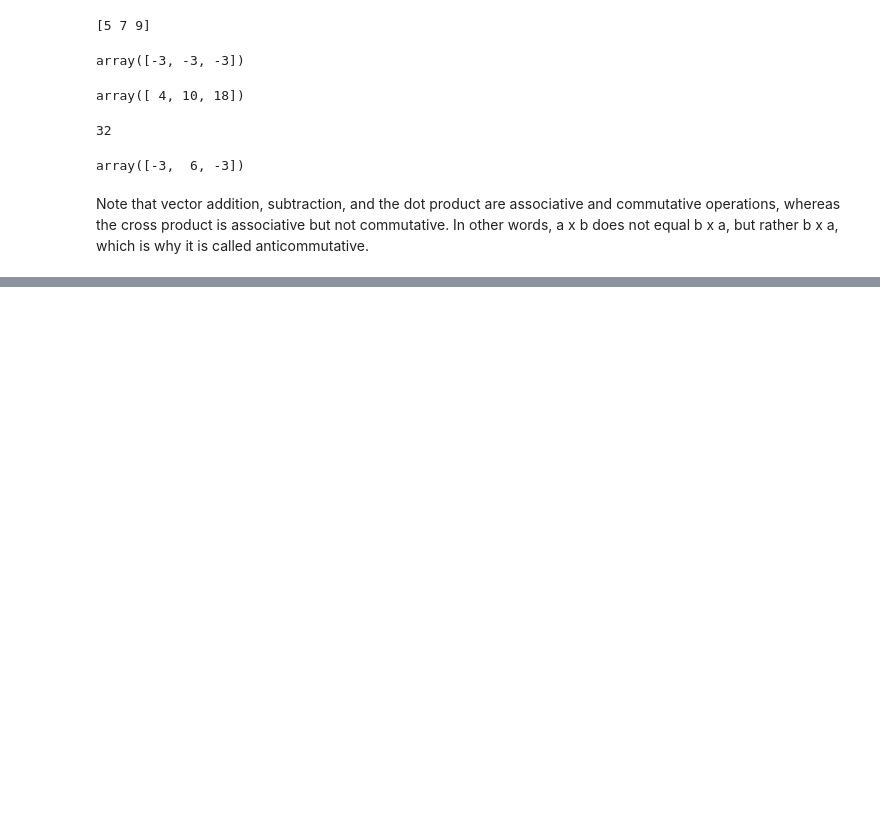
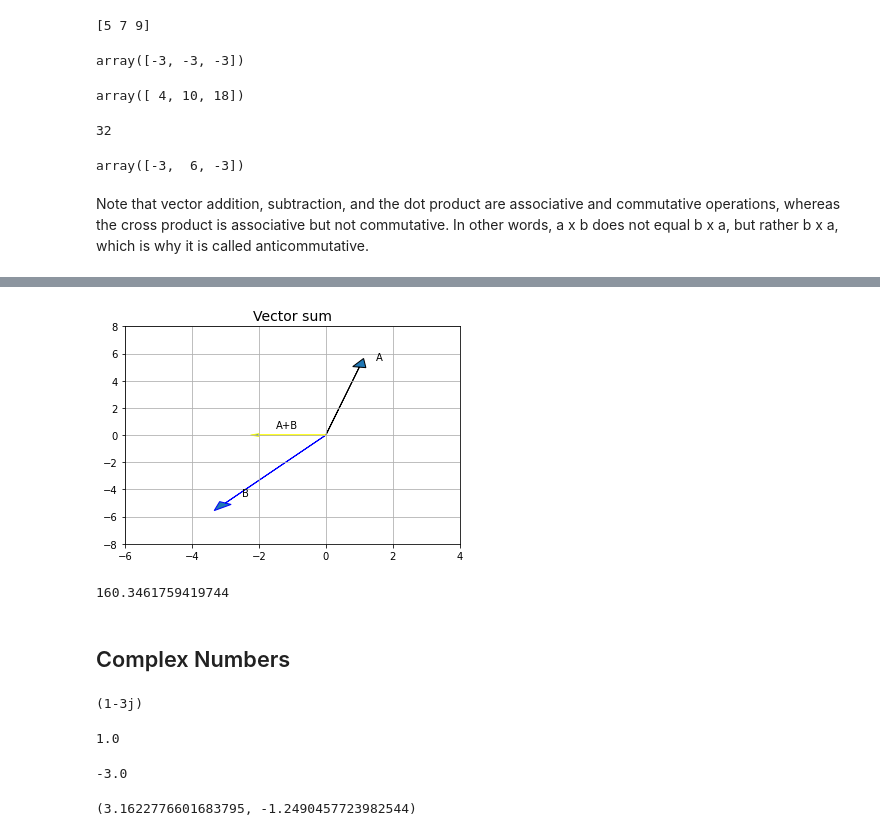
Before and after one commit to samyon7/Statistics-Python, a Jupyter notebook: Work_5/work_5-1.ipynb, the cells around one changed output, grey strips where cells are left out. Drawn from its saved outputs; the diff is of its cells as text; code cells hidden in the pictures; blank space fills up the shorter version.

```diff
--- a/Work_5/work_5-1.ipynb
+++ b/Work_5/work_5-1.ipynb
@@ -461,0 +575,37 @@ Note that vector addition, subtraction, and the dot product are associative and
+# %%
+ve1 = [1,5]
+ve2 = [-3,-5]
+find_angle(ve1, ve2, isRadians = False, isSum = True)
+# %% [output]
+[figure, added]
+160.3461759419744
+# %% [markdown]
+## Complex Numbers
+# %%
+a = 1
+b = -3
+z = complex(a,b)
+print(z)
+# %% [output]
+(1-3j)
+# %%
+print(z.real)
+# %% [output]
+1.0
+# %%
+print(z.imag)
+# %% [output]
+-3.0
+# %%
+def find_polar(x):
+    from math import asin
+    x = z.real
+    y = z.imag
+    r = (x**2 + y**2)**0.5
+    phi = asin(y/r)
+
+    return r, phi
+
+find_polar(1-3j)
+# %% [output]
+(3.1622776601683795, -1.2490457723982544)
```
Also changed, not shown: parts of 14 cells of this notebook.
